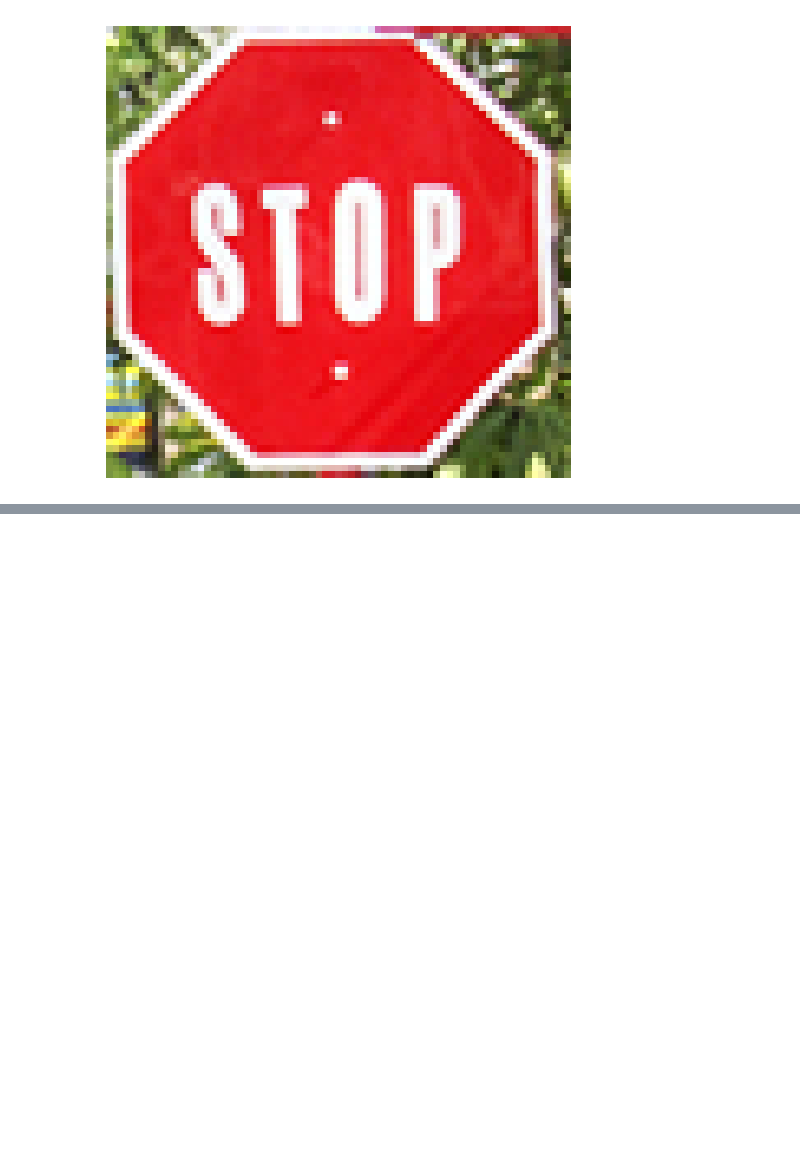
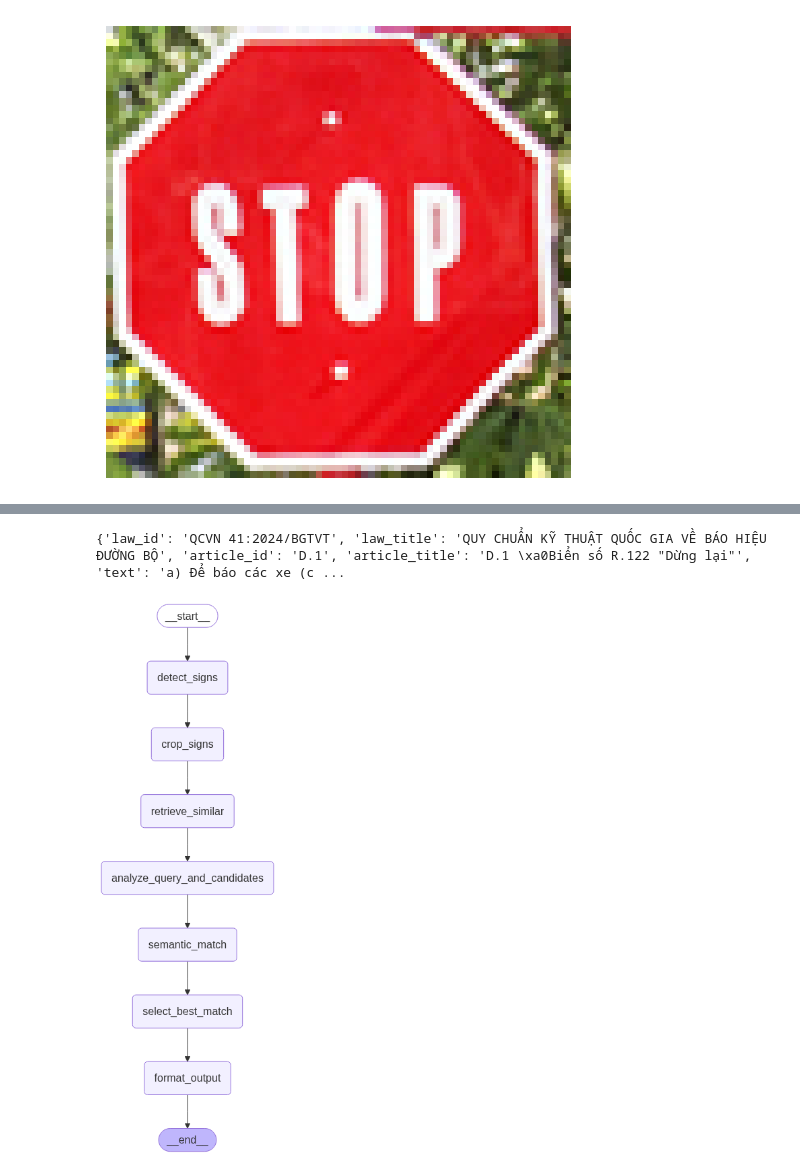
Before and after one commit to KiRzEa/VLSP_2025_SIGMA, a Jupyter notebook: notebooks/experiment_image_retrieval.ipynb, the cells around one changed output, grey strips where cells are left out. Drawn from its saved outputs; the diff is of its cells as text; code cells hidden in the pictures; blank space fills up the shorter version.

```diff
--- a/notebooks/experiment_image_retrieval.ipynb
+++ b/notebooks/experiment_image_retrieval.ipynb
@@ -30,7 +30,7 @@ show_image(cropped)
 # %% [output]
 [figure]
 # %%
-image_retrieval_results = service.image_retriever.search(cropped, top_k=10)[:2]
+image_retrieval_results = service.image_retriever.search(cropped, top_k=5)
 image_retrieval_results
 # %% [output]
 [{'filename': 'image292.jpg',
@@ -76,0 +140,13 @@ UnboundLocalError: cannot access local variable 'content' where it is not associ
+# %%
+from langchain_core.messages import HumanMessage
+
+from src.prompts import SIGN_SEMANTIC_MATCHING_PROMPT
+from src.services.llm_service import AzureChatModel
+
+llm = AzureChatModel(max_tokens=100000).client
+
+response = llm.invoke(
+   [HumanMessage(content=SIGN_SEMANTIC_MATCHING_PROMPT.format(
+        query_attributes=json.dumps(query_image_desc, indent=4, ensure_ascii=False),
+        candidate_attributes=json.dumps(image_descriptions, indent=4, ensure_ascii=False)
+))])
@@ -76,0 +155,24 @@ UnboundLocalError: cannot access local variable 'content' where it is not associ
+# %%
+def get_best_match(match_results: dict) -> tuple:
+    """
+    Returns the item with the highest match score.
+
+    Args:
+        match_results (dict): Dictionary with structure:
+            {
+                "image_name.jpg": {
+                    "match_score": int,
+                    "reason": str,
+                    "is_match": bool
+                },
+                ...
+            }
+
+    Returns:
+        tuple: (image_name, match_info_dict)
+    """
+    return max(match_results.items(), key=lambda item: item[1]['match_score'])
+
+best_match = get_best_match(result)
+
+for retriev
@@ -76,0 +188,6 @@ UnboundLocalError: cannot access local variable 'content' where it is not associ
+# %%
+for result in image_retrieval_results:
+    if result['filename'] == best_match[0]:
+        query_traffic_sign_info = result['metadata']
+# %% [output]
+{'law_id': 'QCVN 41:2024/BGTVT', 'law_title': 'QUY CHUẨN KỸ THUẬT QUỐC GIA VỀ BÁO HIỆU ĐƯỜNG BỘ', 'article_id': 'D.1', 'article_title': 'D.1 \xa0Biển số R.122 "Dừng lại"', 'text': 'a) Để báo các xe (c ...
@@ -76,0 +339,6 @@ UnboundLocalError: cannot access local variable 'content' where it is not associ
+# %%
+from IPython.display import display, Image
+
+display(Image(traffic_sign_graph.get_graph().draw_mermaid_png()))
+# %% [output]
+[figure, added]
```
Also changed, not shown: parts of 12 cells of this notebook, 1 other file.
